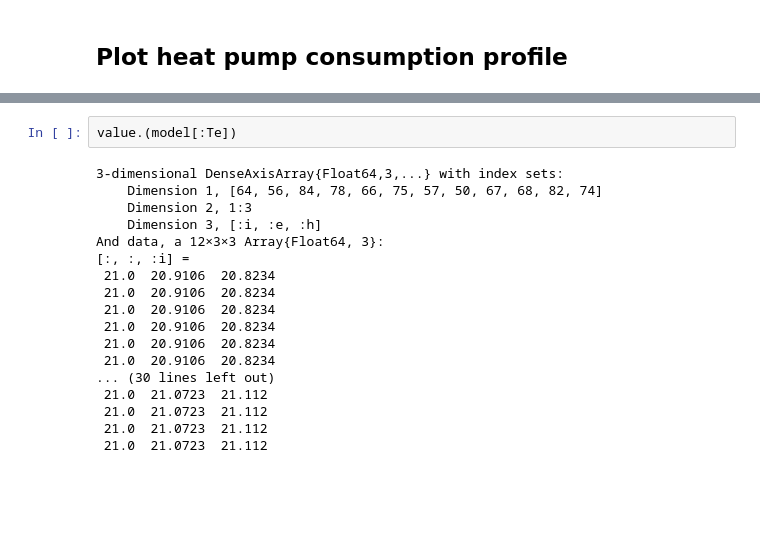
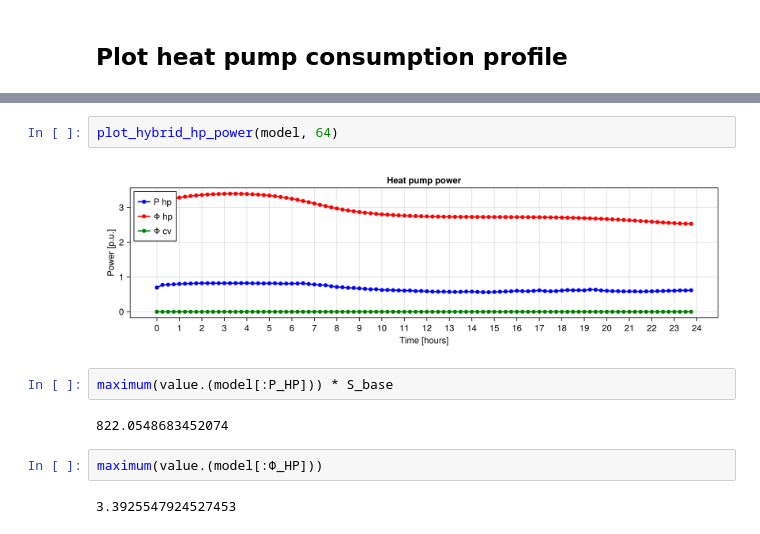
Before and after one commit to XinLiTue/Congestion-Management-based-on-Thermal-Comfort, a Jupyter notebook: OPF-jl.ipynb, the cells around one changed output, grey strips where cells are left out. Drawn from its saved outputs; the diff is of its cells as text; blank space fills up the shorter version.

```diff
--- a/OPF-jl.ipynb
+++ b/OPF-jl.ipynb
@@ -381,20 +404,12 @@ plot_temperature_states(model, 64)
-# %%
-value.(model[:Te])
-# %% [output]
-3-dimensional DenseAxisArray{Float64,3,...} with index sets:
-    Dimension 1, [64, 56, 84, 78, 66, 75, 57, 50, 67, 68, 82, 74]
-    Dimension 2, 1:3
-    Dimension 3, [:i, :e, :h]
-And data, a 12×3×3 Array{Float64, 3}:
-[:, :, :i] =
- 21.0  20.9106  20.8234
- 21.0  20.9106  20.8234
- 21.0  20.9106  20.8234
- 21.0  20.9106  20.8234
- 21.0  20.9106  20.8234
- 21.0  20.9106  20.8234
-... (30 lines left out)
- 21.0  21.0723  21.112
- 21.0  21.0723  21.112
- 21.0  21.0723  21.112
- 21.0  21.0723  21.112
+# %%
+plot_hybrid_hp_power(model, 64)
+# %% [output]
+[figure, added]
+# %%
+maximum(value.(model[:P_HP])) * S_base
+# %% [output]
+822.0548683452074
+# %%
+maximum(value.(model[:Φ_HP]))
+# %% [output]
+3.3925547924527453
```
Also changed, not shown: parts of 2 cells of this notebook, 2 other files.
